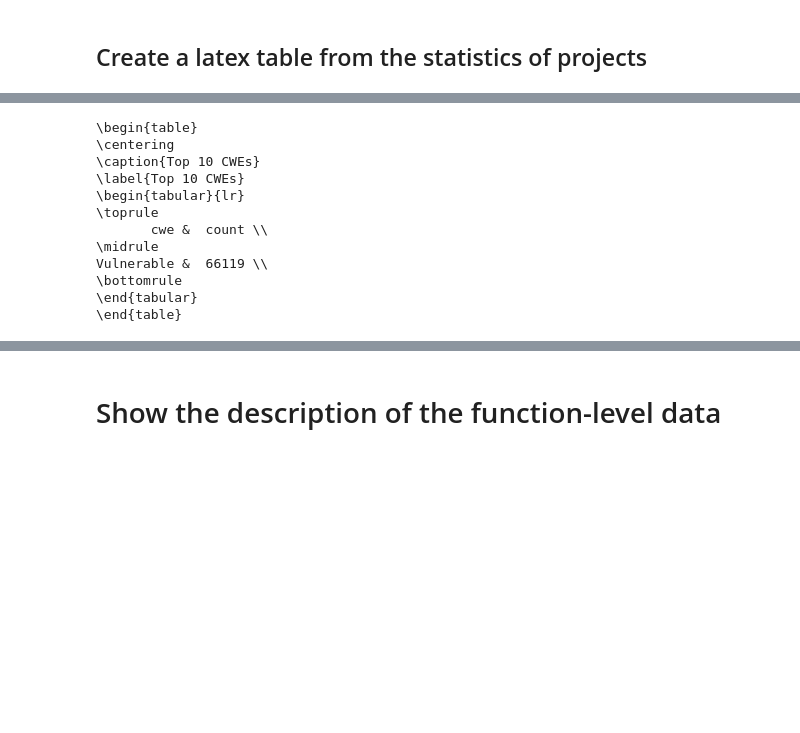
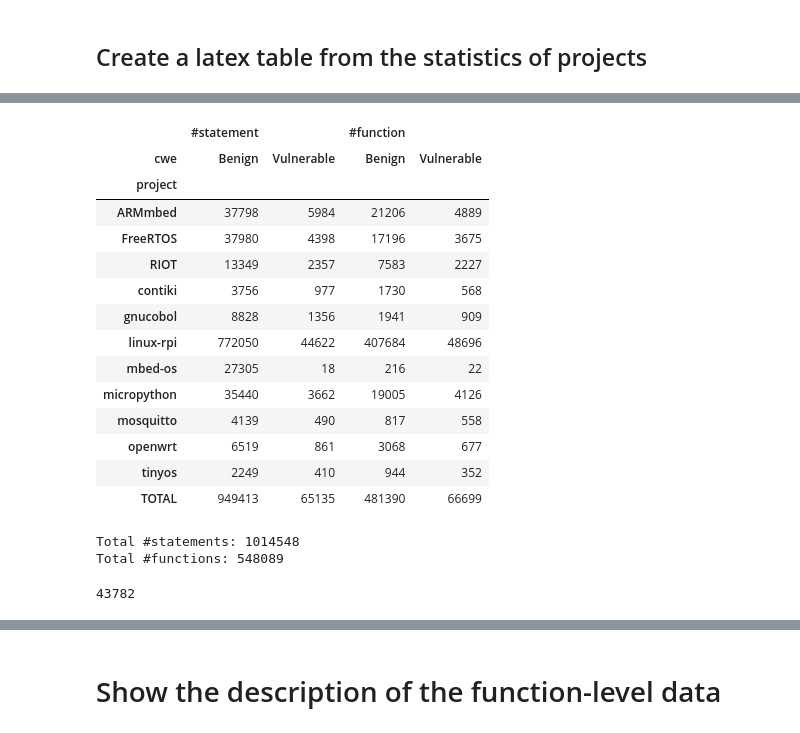
Before and after one commit to SmartSecLab/IoTvulCode, a Jupyter notebook: notebooks/statistics.ipynb, the cells around one changed output, grey strips where cells are left out. Drawn from its saved outputs; the diff is of its cells as text; code cells hidden in the pictures; blank space fills up the shorter version.

```diff
--- a/notebooks/statistics.ipynb
+++ b/notebooks/statistics.ipynb
@@ -215,0 +189,11 @@ prj_s
+# %%
+dff_binary = dff.copy()
+dff_binary.loc[dff_binary.cwe!="Benign", 'cwe'] = "Vulnerable"
+dff_binary['project'] = dff_binary.project.str.split('/').str[-1]
+
+prj_fun = dff_binary.groupby(['project', 'cwe']).size().reset_index(name='count')
+prj_f = prj_fun.groupby(['project', 'cwe']).sum()
+# prj_f['total'] = prj_f.groupby('project').sum()
+# prj_f['ratio'] = prj_f['count']/prj_f['total']
+prj_f = prj_f.reset_index()
+prj_f
@@ -216,3 +218,41 @@ prj_s
+# %%
+prj_f = prj_f.rename(columns={'cwe':'cwef', 'count':'#function','project':'projectf'})
+prj_stat = prj_stat.rename(columns={'count':'#statement'})
+
+df_dist = pd.concat([prj_stat, prj_f], axis=1, join='inner')
+df_dist = df_dist.sort_values(by=['#statement'], ascending=False)
+df_dist = df_dist.drop(columns=['projectf', 'cwef'], axis=1)
+df_dist = df_dist.set_index(['project', 'cwe']).unstack()
+df_dist = df_dist.append(df_dist.sum().rename('TOTAL'))
+df_dist.reset_index().to_latex('../result/project-stat.tex', index=False, )
+# df_dist.append(df_dist.sum().tolist(), ignore_index=True)
+df_dist
+# %% [output]
+|  | #statement |  | #function |  |
+| cwe | Benign | Vulnerable | Benign | Vulnerable |
+| project |  |  |  |  |
+| ARMmbed | 37798 | 5984 | 21206 | 4889 |
+| FreeRTOS | 37980 | 4398 | 17196 | 3675 |
+| RIOT | 13349 | 2357 | 7583 | 2227 |
+| contiki | 3756 | 977 | 1730 | 568 |
+| gnucobol | 8828 | 1356 | 1941 | 909 |
+| linux-rpi | 772050 | 44622 | 407684 | 48696 |
+| mbed-os | 27305 | 18 | 216 | 22 |
+| micropython | 35440 | 3662 | 19005 | 4126 |
+| mosquitto | 4139 | 490 | 817 | 558 |
+| openwrt | 6519 | 861 | 3068 | 677 |
+| tinyos | 2249 | 410 | 944 | 352 |
+| TOTAL | 949413 | 65135 | 481390 | 66699 |
+# %%
+print(f"Total #statements: {df_dist[-1:].T.reset_index()['TOTAL'][0:2].sum()}")
+print(f"Total #functions: {df_dist[-1:].T.reset_index()['TOTAL'][2:4].sum()}")
+# %% [output]
+Total #statements: 1014548
+Total #functions: 548089
+# %%
+37798 + 5984
+# %% [output]
+43782
 # %%
 prj_sflat = prj_s.reset_index()
 prj_sflat = prj_sflat.pivot(index='project', columns='cwe', values='count')
@@ -225,17 +265,4 @@ dff_binary.loc[dff_binary.cwe!="Benign", 'cwe'] = "Vulnerable"
 prj_ff = dff_binary.groupby(['project', 'cwe']).size().reset_index(name='count')
 prj_f = prj_ff.groupby(['cwe']).sum().sort_values(by='count', ascending=False).reset_index()
 prj_f = prj_f[prj_f.cwe != 'Benign'].head(10)
-print(prj_f.to_latex(index=False, caption='Top 10 CWEs', label='Top 10 CWEs'))
+# print(prj_f.to_latex(index=False, caption='Top 10 CWEs', label='Top 10 CWEs'))
-# %% [output]
-\begin{table}
-\centering
-\caption{Top 10 CWEs}
-\label{Top 10 CWEs}
-\begin{tabular}{lr}
-\toprule
-       cwe &  count \\
-\midrule
-Vulnerable &  66119 \\
-\bottomrule
-\end{tabular}
-\end{table}
```
Also changed, not shown: parts of 23 cells of this notebook, 18 other files.
